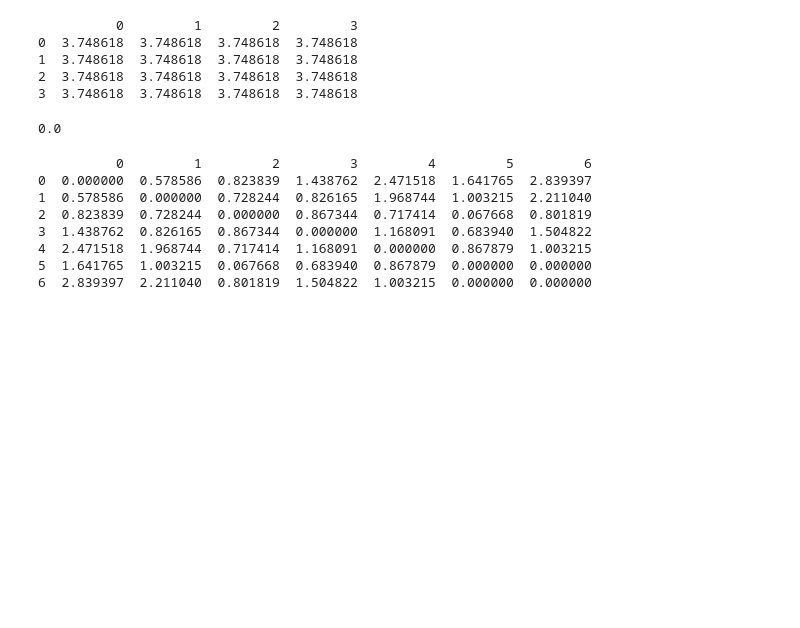
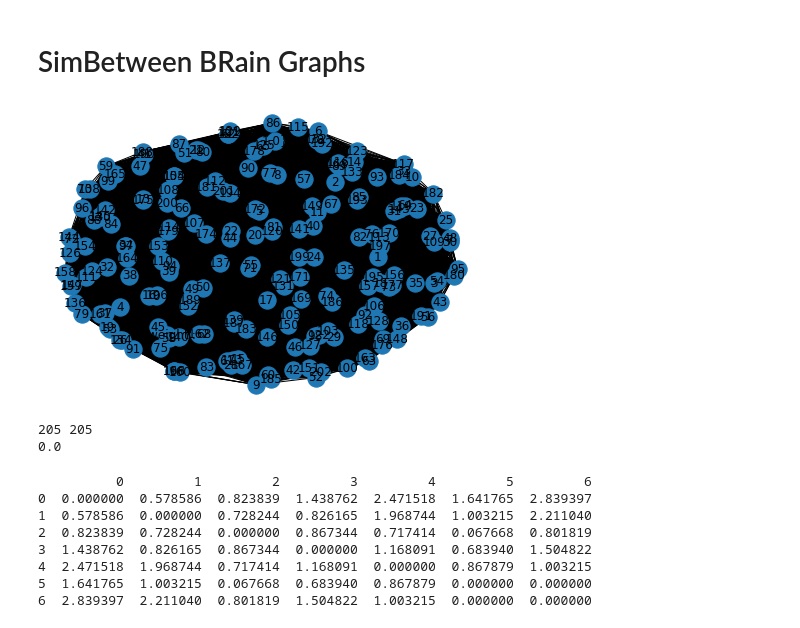
Before and after one commit to cultlead3r/similaritymms, a Jupyter notebook: notebooks/Similarity_Between_Graphs.ipynb, the cells around one changed output. Saved outputs shown, nothing was run; the diff lists cells and outputs as text; code cells hidden in the pictures; blank space fills up the shorter version.

Commit message:
Added data for BrainGraphs and updated similarity_between_graphs notebook with the new analysis for BrainGraphs. (Error found in how we get Similarity between two graphs. Must find a solution.)

```diff
--- a/notebooks/Similarity_Between_Graphs.ipynb
+++ b/notebooks/Similarity_Between_Graphs.ipynb
@@ -58,8 +58,11 @@ G5 = RDD.nodes_to_graph(G3, list_of_nodes)
 G6 = nx.read_gml('../data/lesmiserables.gml')
 G7 = nx.read_adjlist('../data/Cattle_protein_interactions_(IntAct).txt')
 G8 = nx.read_adjlist('../data/rat_protein_interactions_(IntAct).txt')
+G9 = nx.read_adjlist('../data/BrainGraphEpoch00.txt')
+G10 = nx.read_adjlist('../data/BrainGraphEpoch01.txt')
+G11 = nx.read_adjlist('../data/BrainGraphEpoch02.txt')
 
-target_G = G7
+target_G = G9
 target_rad = 2
 measure_list = measures.global_graph_degree
 
@@ -237,26 +272,18 @@ nx.draw(G2)
+# %% [markdown]
+# SimBetween BRain Graphs
+# %%
+fig = plt.figure()
+nx.draw(G11, with_labels = True)
+# %% [output]
+[figure, added]
 # %%
-from numpy.linalg import norm
-simTGraph_1 = TG6
-simTGraph_2 = TG7
-
-# print(len(simTGraph_1), len(simTGraph_2))
-
-print(get_rdd_between_graphs_df(simTGraph_1, simTGraph_2))
+simTGraph_1 = target_G
+simTGraph_2 = G11
+print(len(simTGraph_1), len(simTGraph_2))
+print(rdd_similarity_between_graphs(simTGraph_1, simTGraph_2))
 # %% [output]
-          0         1         2         3
-0  3.748618  3.748618  3.748618  3.748618
-1  3.748618  3.748618  3.748618  3.748618
-2  3.748618  3.748618  3.748618  3.748618
-3  3.748618  3.748618  3.748618  3.748618
+205 205
+0.0
-# %%
-# simTGraph_1 = G2
-# simTGraph_2 = G1
-
-# print(len(simTGraph_1), len(simTGraph_2))
-
-print(rdd_similarity_between_graphs(simTGraph_1, simTGraph_2))
-# %% [output]
-0.0
 # %%
 t_graphs_1 = [TG1, TG2, TG3, TG4, TG5, TG6, TG7]
 t_graphs_2 = [TG1, TG2, TG3, TG4, TG5, TG6, TG7]
```
Also changed, not shown: parts of 10 cells of this notebook, 3 other files.
